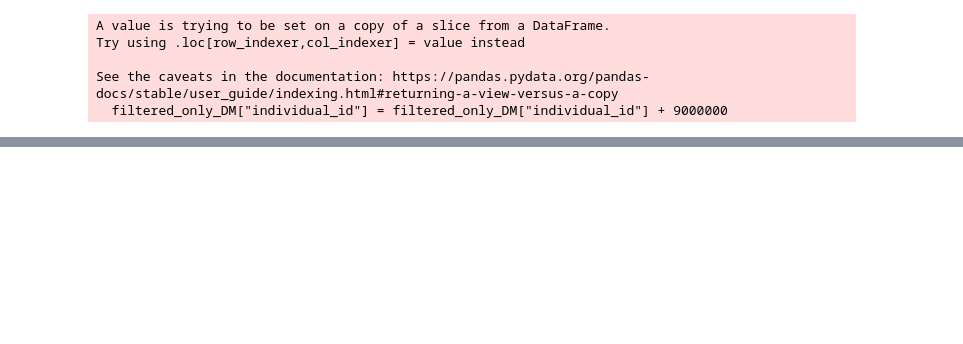
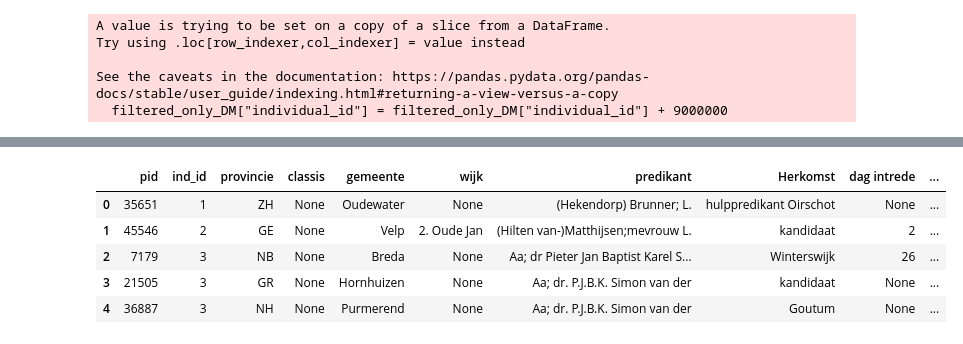
Before and after one commit to DigiDuRe/DigiDuRe, a Jupyter notebook: 1_Data_Harmonization/1_8_Integrate_DM_only_individuals.ipynb, the cells around one changed output, grey strips where cells are left out. Cells and saved outputs as stored; diff of their text form; code cells hidden in the pictures; blank space fills up the shorter version.

```diff
--- a/1_Data_Harmonization/1_8_Integrate_DM_only_individuals.ipynb
+++ b/1_Data_Harmonization/1_8_Integrate_DM_only_individuals.ipynb
@@ -199,0 +281,12 @@ update_access_table(temp_database_path, '12_clerus_role', df_joined)
+# %%
+# Get roles seperate out of the dataframe where roles from individuals that are only present in DM are used. (i.e. filtered_only_DM)
+# Provincie [role_province], Classis [role_classis], Gemeente [role_place], clerus_id, pid(as backup), jaar intrede [year_start], jaar vertrek [year_end], dag intrede - maand intrede - jaar intrede [role_start_accuracy], dag vertrek - maand vertrek - jaar vertrek [role_end_accuracy]
+
+filtered_only_DM.head()
+# %% [output]
+|  | pid | ind_id | provincie | classis | gemeente | wijk | predikant | Herkomst | dag intrede | ... |
+| 0 | 35651 | 1 | ZH | None | Oudewater | None | (Hekendorp) Brunner; L. | hulppredikant Oirschot | None | ... |
+| 1 | 45546 | 2 | GE | None | Velp | 2. Oude Jan | (Hilten van-)Matthijsen;mevrouw L. | kandidaat | 2 | ... |
+| 2 | 7179 | 3 | NB | None | Breda | None | Aa; dr Pieter Jan Baptist Karel S... | Winterswijk | 26 | ... |
+| 3 | 21505 | 3 | GR | None | Hornhuizen | None | Aa; dr. P.J.B.K. Simon van der | kandidaat | None | ... |
+| 4 | 36887 | 3 | NH | None | Purmerend | None | Aa; dr. P.J.B.K. Simon van der | Goutum | None | ... |
```
Also changed, not shown: parts of 23 cells of this notebook, 1 other file.
